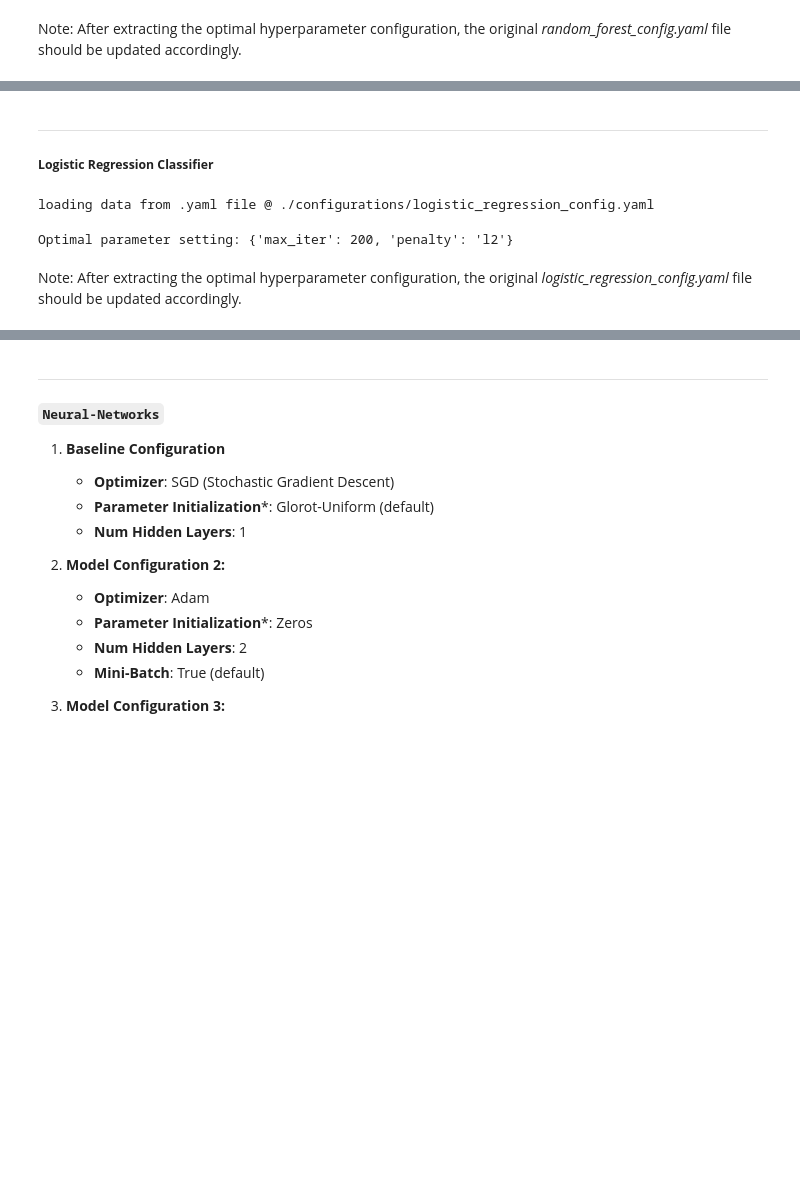
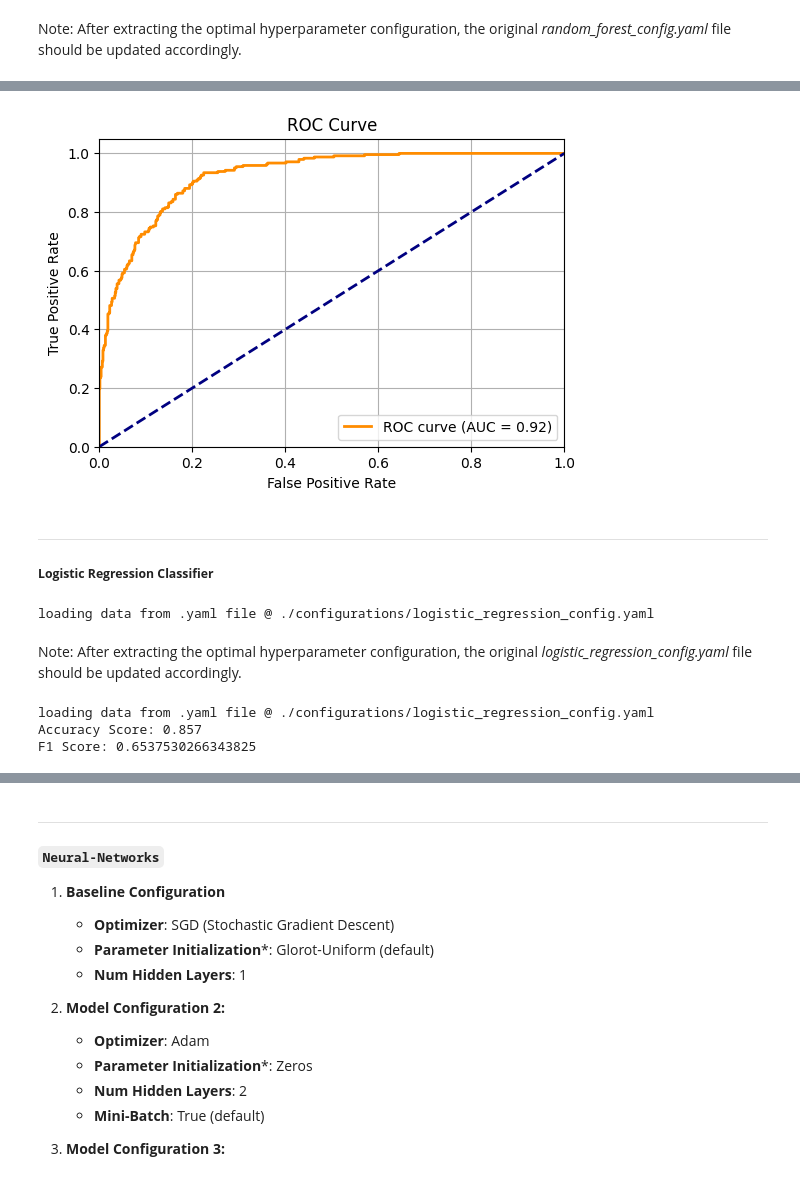
Before and after one commit to Nid989/IDAML23_PROJECT, a Jupyter notebook: data_exploration_and_models.ipynb, the cells around one changed output, grey strips where cells are left out. Drawn from its saved outputs; the diff is of its cells as text; code cells hidden in the pictures; blank space fills up the shorter version.

```diff
--- a/data_exploration_and_models.ipynb
+++ b/data_exploration_and_models.ipynb
@@ -828,7 +847,7 @@ F1 Score: 0.6666666666666666
+# %%
+rf_opt_model.show_ROC_curve_plot()
+# %% [output]
+[figure, added]
 # %% [markdown]
 -----
 ##### **Logistic Regression Classifier**
-# %%
-lr_config = load_from_yaml("./configurations/logistic_regression_config.yaml")
-# %% [output]
-loading data from .yaml file @ ./configurations/logistic_regression_config.yaml
@@ -837,4 +854,7 @@ lr_dataset = IncomeDataset(config=lr_config)
 # %%
+# GridSearchCV
+lr_config = load_from_yaml("./configurations/logistic_regression_config.yaml")
+lr_dataset = IncomeDataset(config=lr_config)
 param_grid = {
     "penalty": ["l1", "l2", "elasticnet"],
     "max_iter": [100, 200, 300, 400],
@@ -844,10 +864,10 @@ lr_grid_search = GridSearchCV(estimator=lr_model,
                               param_grid=param_grid,
                               cv=5,
                               n_jobs=-1)
-lr_grid_search.fit(lr_dataset.X_train, lr_dataset.y_train)
-print(f"Optimal parameter setting: {lr_grid_search.best_params_}")
+# lr_grid_search.fit(lr_dataset.X_train, lr_dataset.y_train)
+# print(f"Optimal parameter setting: {lr_grid_search.best_params_}")
 # %% [output]
-Optimal parameter setting: {'max_iter': 200, 'penalty': 'l2'}
+loading data from .yaml file @ ./configurations/logistic_regression_config.yaml
 # %% [markdown]
 Note: After extracting the optimal hyperparameter configuration, the original *logistic_regression_config.yaml* file should be updated accordingly.
 # %%
@@ -855,3 +875,9 @@ Note: After extracting the optimal hyperparameter configuration, the original *l
 lr_opt_config = load_from_yaml("./configurations/logistic_regression_config.yaml")
 lr_opt_model = ClassificationModel(lr_opt_config)
 lr_opt_model.train_model()
+_ = lr_opt_model.get_accuracy_score()
+_ = lr_opt_model.get_f1_score()
+# %% [output]
+loading data from .yaml file @ ./configurations/logistic_regression_config.yaml
+Accuracy Score: 0.857
+F1 Score: 0.6537530266343825
```
Also changed, not shown: parts of 32 cells of this notebook.
